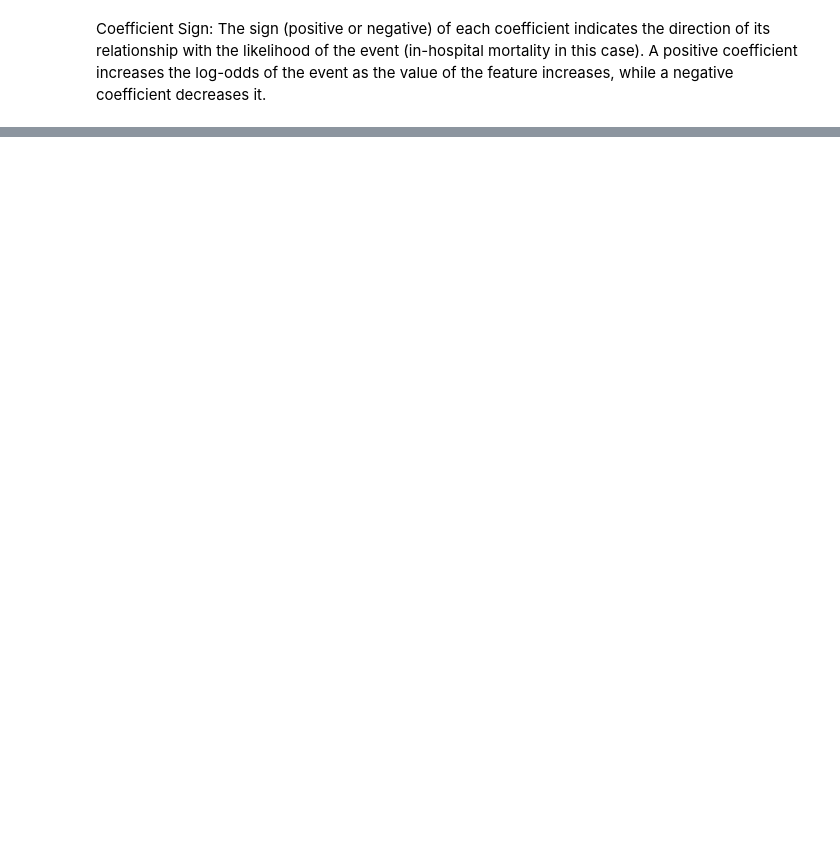
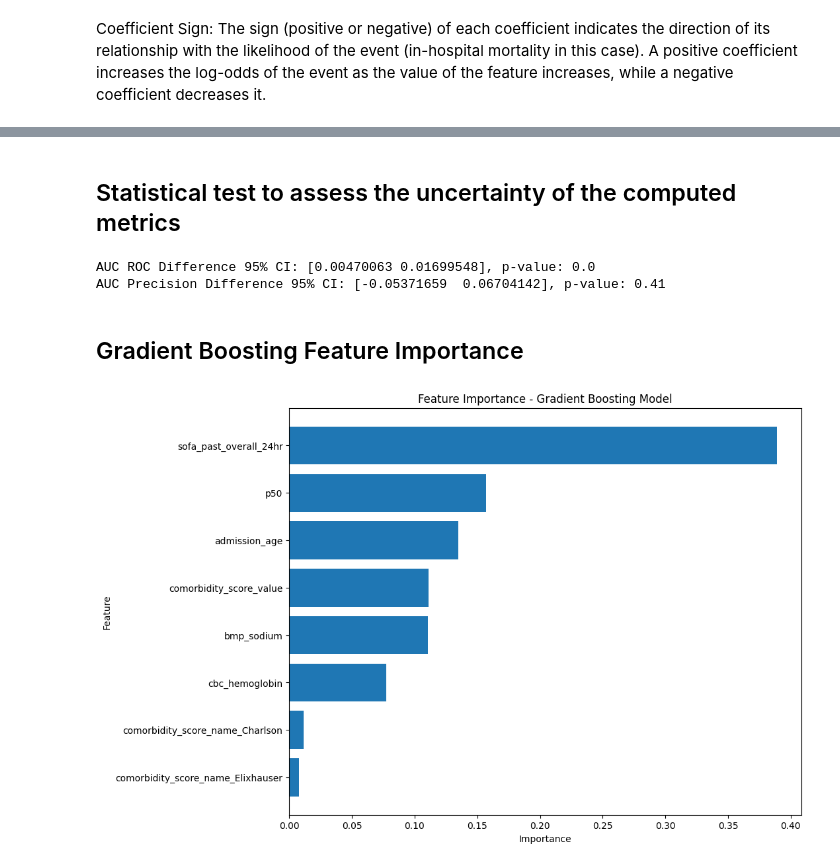
Before and after one commit to SCCMdatathon2023/team_02, a Jupyter notebook: src/post_datathon/Methods_copy.ipynb, the cells around one changed output, grey strips where cells are left out. Drawn from its saved outputs; the diff is of its cells as text; code cells hidden in the pictures; blank space fills up the shorter version.

```diff
--- a/src/post_datathon/Methods_copy.ipynb
+++ b/src/post_datathon/Methods_copy.ipynb
@@ -1193,0 +1207,2 @@ AUC Precision        0.52561              0.52638
+# %% [markdown]
+## Statistical test to assess the uncertainty of the computed metrics
@@ -1193,0 +1241,46 @@ AUC Precision        0.52561              0.52638
+# %%
+# Call the bootstrap function
+roc_differences, precision_differences = bootstrap_metric_difference(X_scaled, y)
+
+# Calculate 95% CI and p-value for AUC ROC
+ci_roc = np.percentile(roc_differences, [2.5, 97.5])
+p_value_roc = (roc_differences <= 0).mean()
+
+# Calculate 95% CI and p-value for AUC Precision
+ci_precision = np.percentile(precision_differences, [2.5, 97.5])
+p_value_precision = (precision_differences <= 0).mean()
+
+# Print the results
+print(f"AUC ROC Difference 95% CI: {ci_roc}, p-value: {p_value_roc}")
+print(f"AUC Precision Difference 95% CI: {ci_precision}, p-value: {p_value_precision}")
+# %% [output]
+AUC ROC Difference 95% CI: [0.00470063 0.01699548], p-value: 0.0
+AUC Precision Difference 95% CI: [-0.05371659  0.06704142], p-value: 0.41
+# %% [markdown]
+## Gradient Boosting Feature Importance
+# %%
+import pandas as pd
+import matplotlib.pyplot as plt
+
+# Assuming 'selected_features' contains all the features used, excluding the target variable
+feature_names = selected_features[:-1]  # Exclude 'in_hospital_mortality' from the feature list
+
+# Extract feature importances
+feature_importances = model_with_p50.feature_importances_
+
+# Create a DataFrame for easier viewing and manipulation
+feature_importance_df = pd.DataFrame({
+    'Feature': feature_names,
+    'Importance': feature_importances
+}).sort_values(by='Importance', ascending=False)
+
+# Plotting
+plt.figure(figsize=(10, 8))
+plt.barh(feature_importance_df['Feature'], feature_importance_df['Importance'])
+plt.xlabel('Importance')
+plt.ylabel('Feature')
+plt.title('Feature Importance - Gradient Boosting Model')
+plt.gca().invert_yaxis()  # Invert y-axis to have the most important feature on top
+plt.show()
+# %% [output]
+[figure, added]
```
Also changed, not shown: parts of 33 cells of this notebook, 7 other files.
